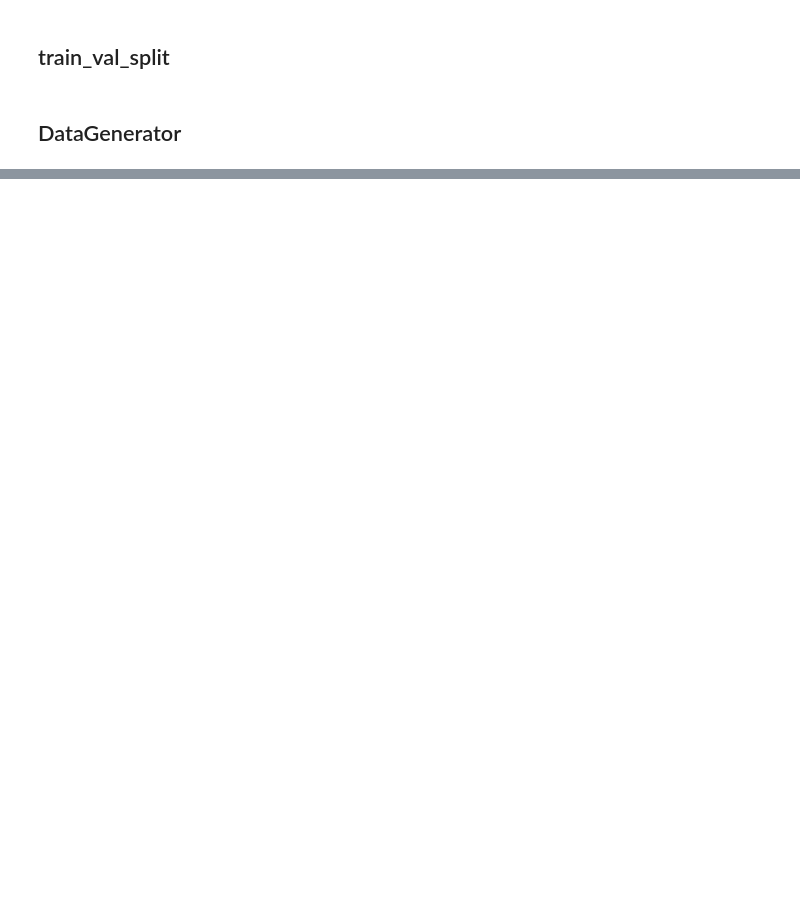
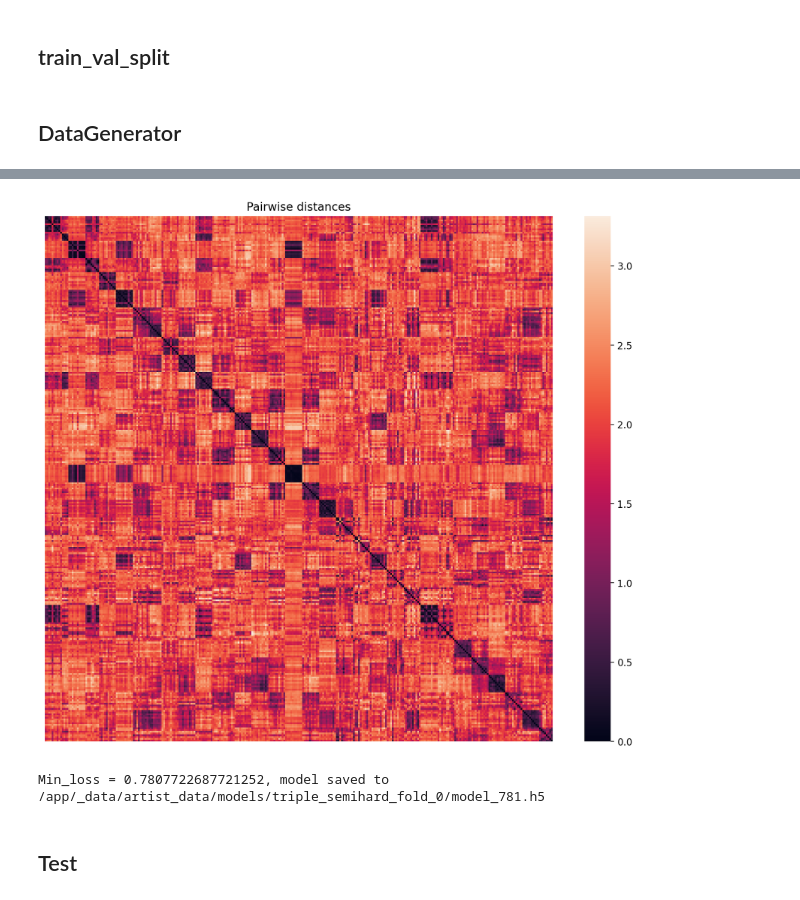
Before and after one commit to ntatanko/ya_cup_2022, a Jupyter notebook: train/triplet_semihard_loss.ipynb, the cells around one changed output, grey strips where cells are left out. Drawn from its saved outputs; the diff is of its cells as text; code cells hidden in the pictures; blank space fills up the shorter version.

```diff
--- a/train/triplet_semihard_loss.ipynb
+++ b/train/triplet_semihard_loss.ipynb
@@ -162,19 +86,0 @@ array([ 3118,  7163,  7163,  3118,  3118, 10658,  3118, 16060,  7163,
-# %%
-def embNet(input_shape, dropout_rate=0.1, embedding_len=1024, activation_fn="relu"):
-    base_model = keras.applications.MobileNetV3Small(
-        input_shape=input_shape,
-        alpha=1.0,
-        dropout_rate=dropout_rate,
-        include_top=False,
-        weights=None,
-        pooling=None,
-        include_preprocessing=False,
-    )
-    x = keras.layers.MaxPooling2D(pool_size=(2, 2), name="max_pool_emb")(
-        base_model.output
-    )
-    x = keras.layers.Flatten(name="flatten")(x)
-    x = keras.layers.Dense(embedding_len, activation='tanh', name="dense_1")(x)
-    x = keras.layers.Lambda(lambda x: tf.math.l2_normalize(x, axis=1), name="l2norm")(x)
-    embedding_net = keras.Model(inputs=base_model.input, outputs=x, name="embedding")
-    return embedding_net
@@ -263,5 +128,5 @@ embedding_net = embNet(
 # %%
 embedding_net.compile(
-    optimizer=tf.keras.optimizers.Adam(0.0001), loss=tfa.losses.TripletSemiHardLoss()
+    optimizer=tf.keras.optimizers.Adam(0.001), loss=tfa.losses.TripletSemiHardLoss()
 )
 # %%
@@ -271,5 +138,10 @@ calbacks = make_callbacks(
 # %%
 history = embedding_net.fit(
-    x=train_gen, validation_data=val_gen, epochs=5, callbacks=calbacks
+    x=train_gen,
+    validation_data=val_gen,
+    epochs=cfg.n_epochs,
+    callbacks=callbacks,
+    max_queue_size=10,
+    workers=10,
 )
 # %% [output]
@@ -518,3 +168,0 @@ plt.show();
-# %%
-val_df["subset"] = "0"
-from collections import defaultdict
@@ -1008,0 +180,3 @@ Max_acc = 0.875, model saved to /app/_data/artist_data/models/test_arch/constr_1
+# %%
+show_heatmap(val_df.sort_values("artistid").head(300), cfg, embedding_net)
+# %% [output]
@@ -1008,0 +184,15 @@ Max_acc = 0.875, model saved to /app/_data/artist_data/models/test_arch/constr_1
+[figure, added]
+# %%
+save_params(
+    mod_dir,
+    embedding_net,
+    history,
+    cfg,
+    loss_name="TripletSemiHardLoss",
+    metric=None,
+    triplets=True,
+)
+# %% [output]
+Min_loss = 0.7807722687721252, model saved to /app/_data/artist_data/models/triple_semihard_fold_0/model_781.h5
+# %% [markdown]
+## Test
```
Also changed, not shown: parts of 79 cells of this notebook, 29 other files.
